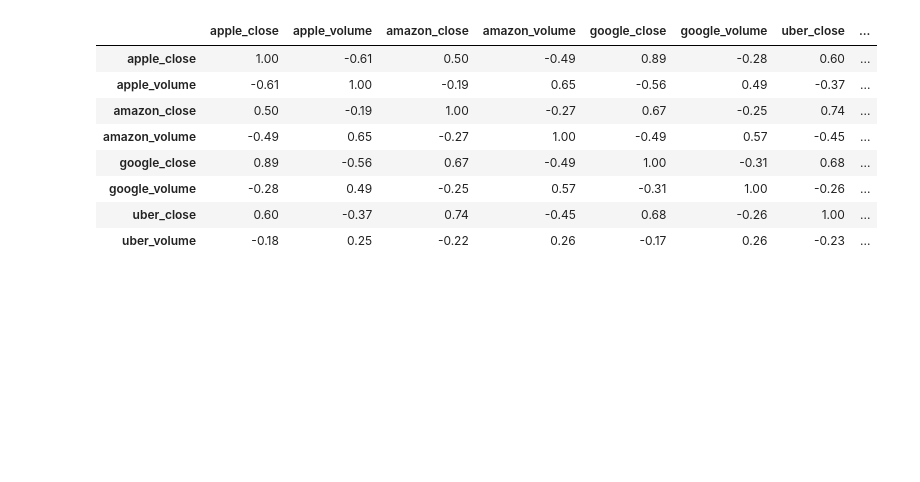
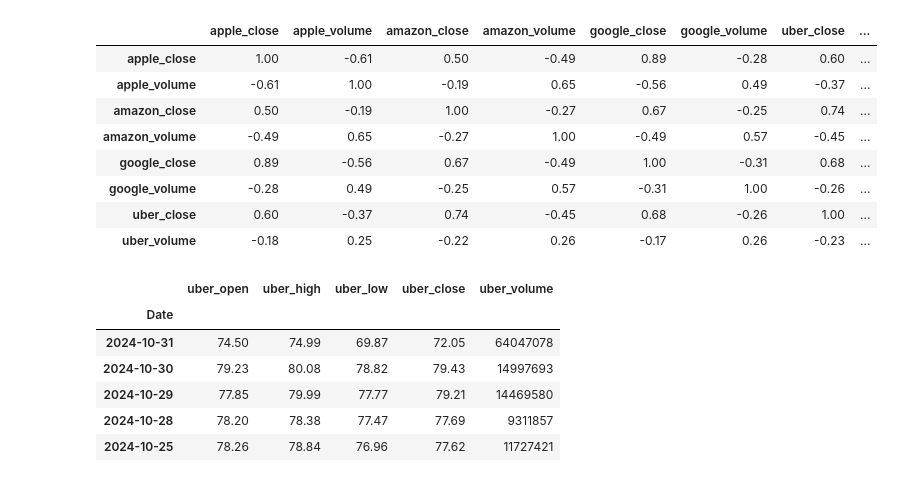
Before and after one commit to WestianPKl/data-science, a Jupyter notebook: 01_wprowadzenie/04_laczenie_danych.ipynb, the cells around one changed output. Drawn from its saved outputs; the diff is of its cells as text; code cells hidden in the pictures; blank space fills up the shorter version.

```diff
--- a/01_wprowadzenie/04_laczenie_danych.ipynb
+++ b/01_wprowadzenie/04_laczenie_danych.ipynb
@@ -152,3 +152,13 @@ df[closes].corr()
 | google_volume | -0.28 | 0.49 | -0.25 | 0.57 | -0.31 | 1.00 | -0.26 | ... |
 | uber_close | 0.60 | -0.37 | 0.74 | -0.45 | 0.68 | -0.26 | 1.00 | ... |
 | uber_volume | -0.18 | 0.25 | -0.22 | 0.26 | -0.17 | 0.26 | -0.23 | ... |
+# %%
+uber.head()
+# %% [output]
+|  | uber_open | uber_high | uber_low | uber_close | uber_volume |
+| Date |  |  |  |  |  |
+| 2024-10-31 | 74.50 | 74.99 | 69.87 | 72.05 | 64047078 |
+| 2024-10-30 | 79.23 | 80.08 | 78.82 | 79.43 | 14997693 |
+| 2024-10-29 | 77.85 | 79.99 | 77.77 | 79.21 | 14469580 |
+| 2024-10-28 | 78.20 | 78.38 | 77.47 | 77.69 | 9311857 |
+| 2024-10-25 | 78.26 | 78.84 | 76.96 | 77.62 | 11727421 |
```
Also changed, not shown: parts of 5 cells of this notebook.
